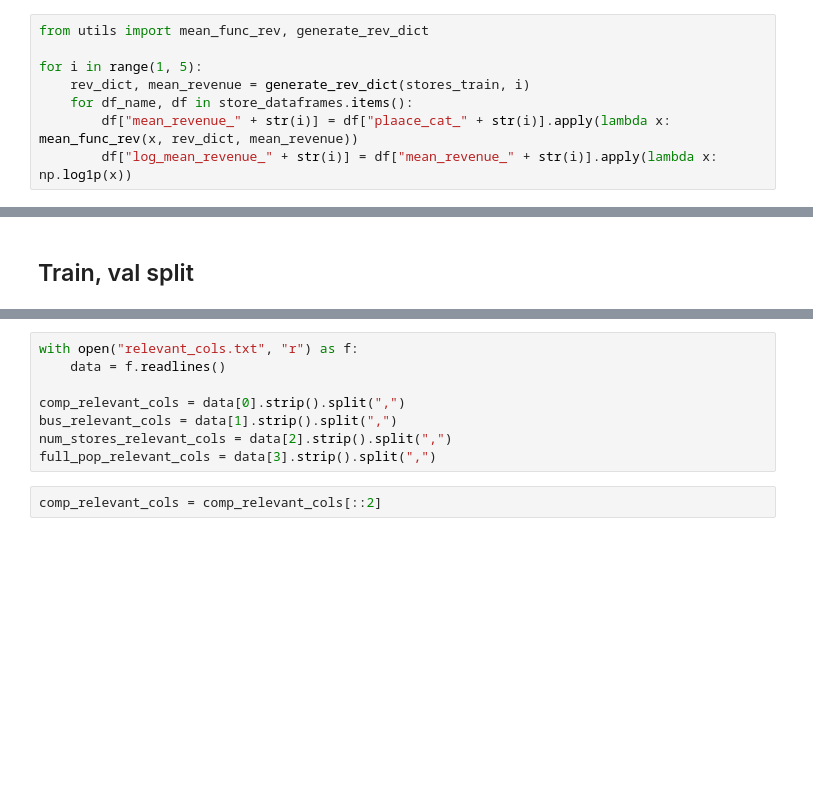
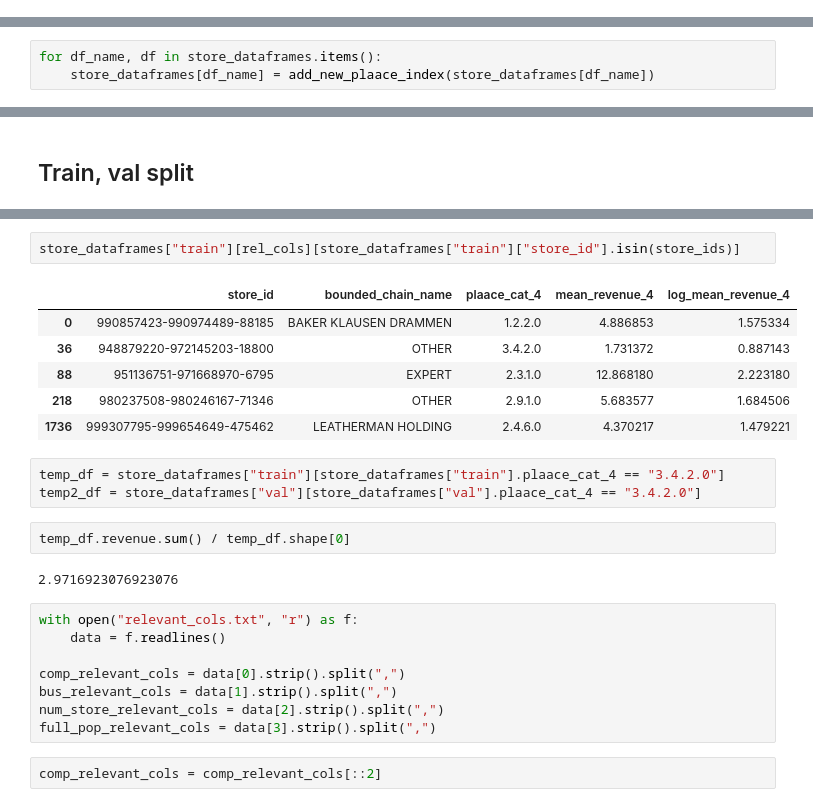
Before and after one commit to halvorlinder/TDT4173-Machine-Learning, a Jupyter notebook: submission.ipynb, the cells around one changed output, grey strips where cells are left out. Drawn from its saved outputs; the diff is of its cells as text; blank space fills up the shorter version.

```diff
--- a/submission.ipynb
+++ b/submission.ipynb
@@ -170,14 +255,6 @@ fylke_relevant_features = [col_name for col_name in store_dataframes["train"].co
 kommune_relevant_features = [col_name for col_name in store_dataframes["train"].columns if col_name.startswith("kommune.")]
 delomrade_relevant_features = [col_name for col_name in store_dataframes["train"].columns if col_name.startswith("delomrade.")]
 grunnkrets_relevant_features = [col_name for col_name in store_dataframes["train"].columns if col_name.startswith("grunnkrets_id.")]
-# %%
-from utils import mean_func_rev, generate_rev_dict
-
-for i in range(1, 5):
-    rev_dict, mean_revenue = generate_rev_dict(stores_train, i)
-    for df_name, df in store_dataframes.items():
-        df["mean_revenue_" + str(i)] = df["plaace_cat_" + str(i)].apply(lambda x: mean_func_rev(x, rev_dict, mean_revenue))
-        df["log_mean_revenue_" + str(i)] = df["mean_revenue_" + str(i)].apply(lambda x: np.log1p(x))
 # %%
 from num_stores import add_num_stores_info
 
@@ -241,3 +334,6 @@ store_dataframes["train"] = remove_low_revenue(store_dataframes["train"], low_re
+# %%
+for df_name, df in store_dataframes.items():
+    store_dataframes[df_name] = add_new_plaace_index(store_dataframes[df_name])
 # %% [markdown]
 # Read data directly from CSV (option 2)
 # %% [markdown]
@@ -268,10 +381,26 @@ else:
+# %%
+store_dataframes["train"][rel_cols][store_dataframes["train"]["store_id"].isin(store_ids)]
+# %% [output]
+|  | store_id | bounded_chain_name | plaace_cat_4 | mean_revenue_4 | log_mean_revenue_4 |
+| 0 | 990857423-990974489-88185 | BAKER KLAUSEN DRAMMEN | 1.2.2.0 | 4.886853 | 1.575334 |
+| 36 | 948879220-972145203-18800 | OTHER | 3.4.2.0 | 1.731372 | 0.887143 |
+| 88 | 951136751-971668970-6795 | EXPERT | 2.3.1.0 | 12.868180 | 2.223180 |
+| 218 | 980237508-980246167-71346 | OTHER | 2.9.1.0 | 5.683577 | 1.684506 |
+| 1736 | 999307795-999654649-475462 | LEATHERMAN HOLDING | 2.4.6.0 | 4.370217 | 1.479221 |
+# %%
+temp_df = store_dataframes["train"][store_dataframes["train"].plaace_cat_4 == "3.4.2.0"]
+temp2_df = store_dataframes["val"][store_dataframes["val"].plaace_cat_4 == "3.4.2.0"]
+# %%
+temp_df.revenue.sum() / temp_df.shape[0]
+# %% [output]
+2.9716923076923076
 # %%
 with open("relevant_cols.txt", "r") as f:
     data = f.readlines()
 
 comp_relevant_cols = data[0].strip().split(",")
 bus_relevant_cols = data[1].strip().split(",")
-num_stores_relevant_cols = data[2].strip().split(",")
+num_store_relevant_cols = data[2].strip().split(",")
 full_pop_relevant_cols = data[3].strip().split(",")
 # %%
 comp_relevant_cols = comp_relevant_cols[::2]
```
Also changed, not shown: parts of 31 cells of this notebook.
